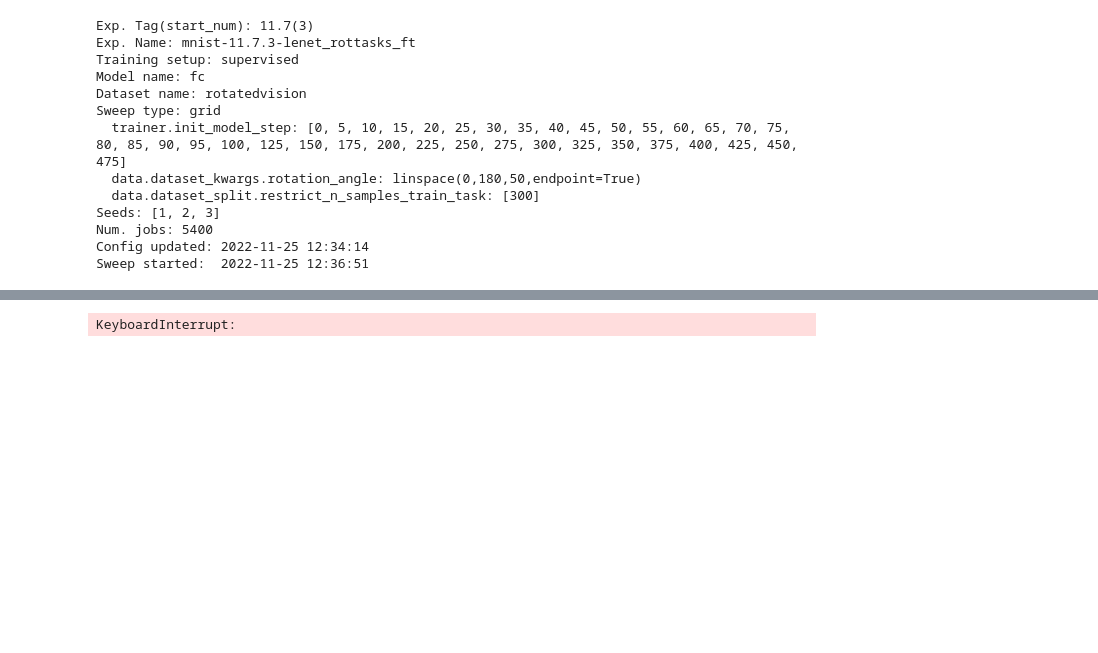
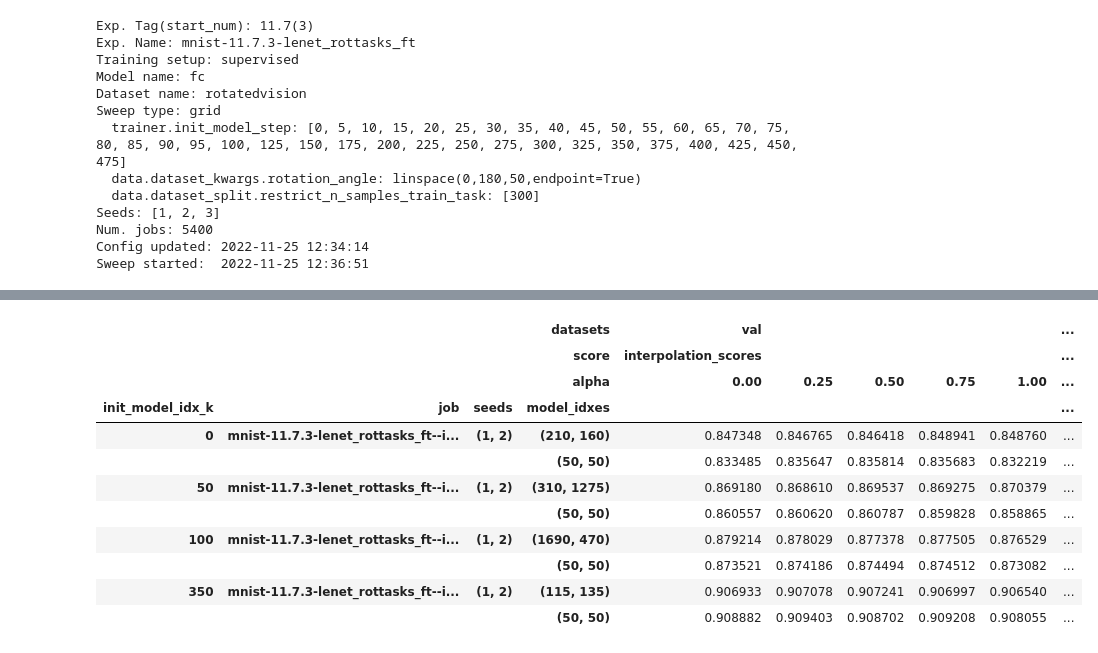
Before and after one commit to maximilianmbeck/erank, a Jupyter notebook: notebooks/11.0.4-instability-analysis.ipynb, the cells around one changed output, grey strips where cells are left out. Drawn from its saved outputs; the diff is of its cells as text; code cells hidden in the pictures; blank space fills up the shorter version.

Commit message:
instability analyzer for a one hp config running

```diff
--- a/notebooks/11.0.4-instability-analysis.ipynb
+++ b/notebooks/11.0.4-instability-analysis.ipynb
@@ -464,4 +386,36 @@ dict_keys(['seed', 'data.dataset_split.restrict_n_samples_train_task', 'trainer.
-# %%
-match_number_list_to_interval(list(range(10)), 4)
-# %% [output]
-KeyboardInterrupt:
+# %%
+cfg_instability_yaml = f"""
+
+instability_sweep: /system/user/publicwork/beck/projects/regularization/erank/outputs/mnist-11.7.3-lenet_rottasks_ft--221125_123651
+score_fn: TAccuracy
+interpolation_factors: [0.0000, 0.2500, 0.5000, 0.7500, 1.0000]
+init_model_idxes_ks_or_every: 10
+train_model_idxes: [-1, 50]
+interpolate_linear_kwargs:
+  interpolation_on_train_data: False
+  dataloader_kwargs:
+    batch_size: 1024
+  compute_model_distances: True
+"""
+cfg_instability = OmegaConf.create(cfg_instability_yaml)
+# %%
+insta = InstabilityAnalyzer(**cfg_instability)
+# %%
+hypparam_sel = {'data.dataset_kwargs.rotation_angle': 22.040816326530614, 'data.dataset_split.restrict_n_samples_train_task': 300}
+# %%
+ret = insta.do_instability_analysis(hypparam_sel=hypparam_sel)
+# %%
+ret[0]
+# %% [output]
+|  |  |  | datasets | val |  |  |  |  | ... |
+|  |  |  | score | interpolation_scores |  |  |  |  | ... |
+|  |  |  | alpha | 0.00 | 0.25 | 0.50 | 0.75 | 1.00 | ... |
+| init_model_idx_k | job | seeds | model_idxes |  |  |  |  |  | ... |
+| 0 | mnist-11.7.3-lenet_rottasks_ft--i... | (1, 2) | (210, 160) | 0.847348 | 0.846765 | 0.846418 | 0.848941 | 0.848760 | ... |
+|  |  |  | (50, 50) | 0.833485 | 0.835647 | 0.835814 | 0.835683 | 0.832219 | ... |
+| 50 | mnist-11.7.3-lenet_rottasks_ft--i... | (1, 2) | (310, 1275) | 0.869180 | 0.868610 | 0.869537 | 0.869275 | 0.870379 | ... |
+|  |  |  | (50, 50) | 0.860557 | 0.860620 | 0.860787 | 0.859828 | 0.858865 | ... |
+| 100 | mnist-11.7.3-lenet_rottasks_ft--i... | (1, 2) | (1690, 470) | 0.879214 | 0.878029 | 0.877378 | 0.877505 | 0.876529 | ... |
+|  |  |  | (50, 50) | 0.873521 | 0.874186 | 0.874494 | 0.874512 | 0.873082 | ... |
+| 350 | mnist-11.7.3-lenet_rottasks_ft--i... | (1, 2) | (115, 135) | 0.906933 | 0.907078 | 0.907241 | 0.906997 | 0.906540 | ... |
+|  |  |  | (50, 50) | 0.908882 | 0.909403 | 0.908702 | 0.909208 | 0.908055 | ... |
```
Also changed, not shown: parts of 13 cells of this notebook, 1 other file.
